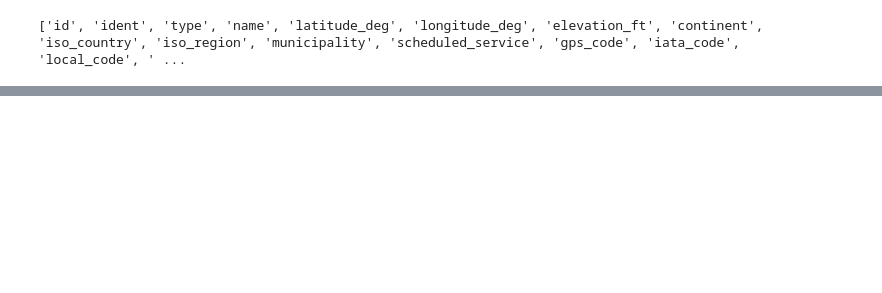
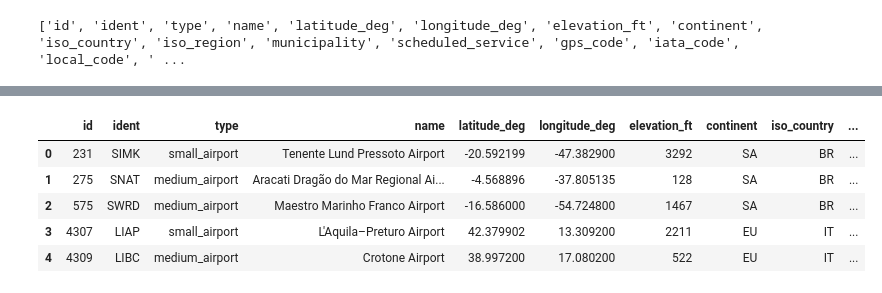
Before and after one commit to DracoStandard/Coursera_Capstone, a Jupyter notebook: airportJSON.ipynb, the cells around one changed output, grey strips where cells are left out. Drawn from its saved outputs; the diff is of its cells as text; code cells hidden in the pictures; blank space fills up the shorter version.

```diff
--- a/airportJSON.ipynb
+++ b/airportJSON.ipynb
@@ -176,0 +173,11 @@ k
+# %%
+airJson=pd.read_json(json_file_path,orient ='records' )
+# %%
+airJson.head()
+# %% [output]
+|  | id | ident | type | name | latitude_deg | longitude_deg | elevation_ft | continent | iso_country | ... |
+| 0 | 231 | SIMK | small_airport | Tenente Lund Pressoto Airport | -20.592199 | -47.382900 | 3292 | SA | BR | ... |
+| 1 | 275 | SNAT | medium_airport | Aracati Dragão do Mar Regional Ai... | -4.568896 | -37.805135 | 128 | SA | BR | ... |
+| 2 | 575 | SWRD | medium_airport | Maestro Marinho Franco Airport | -16.586000 | -54.724800 | 1467 | SA | BR | ... |
+| 3 | 4307 | LIAP | small_airport | L'Aquila–Preturo Airport | 42.379902 | 13.309200 | 2211 | EU | IT | ... |
+| 4 | 4309 | LIBC | medium_airport | Crotone Airport | 38.997200 | 17.080200 | 522 | EU | IT | ... |
```
Also changed, not shown: parts of 29 cells of this notebook.
